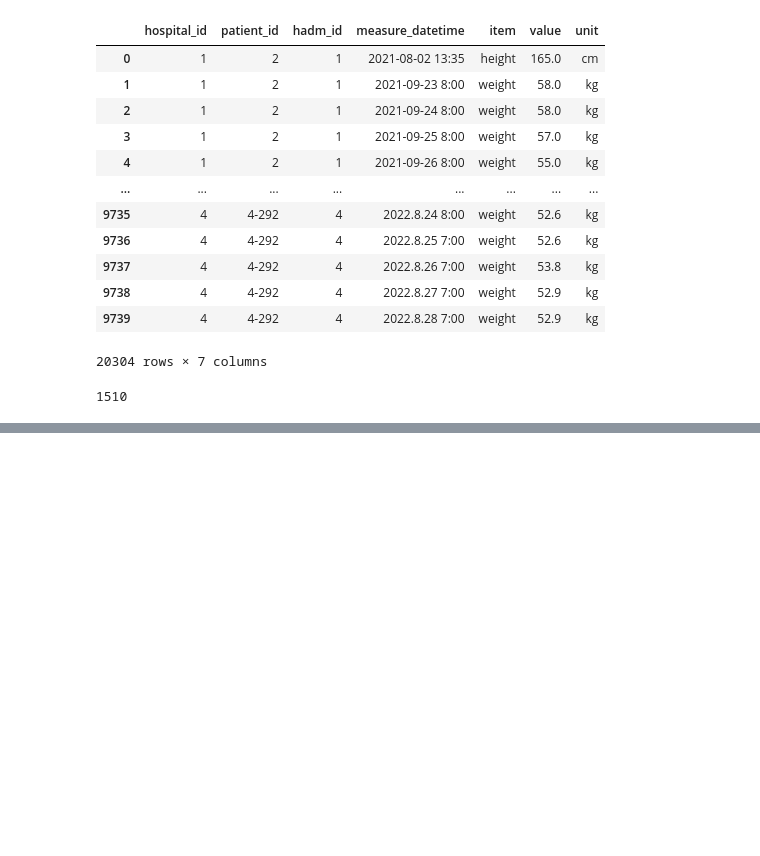
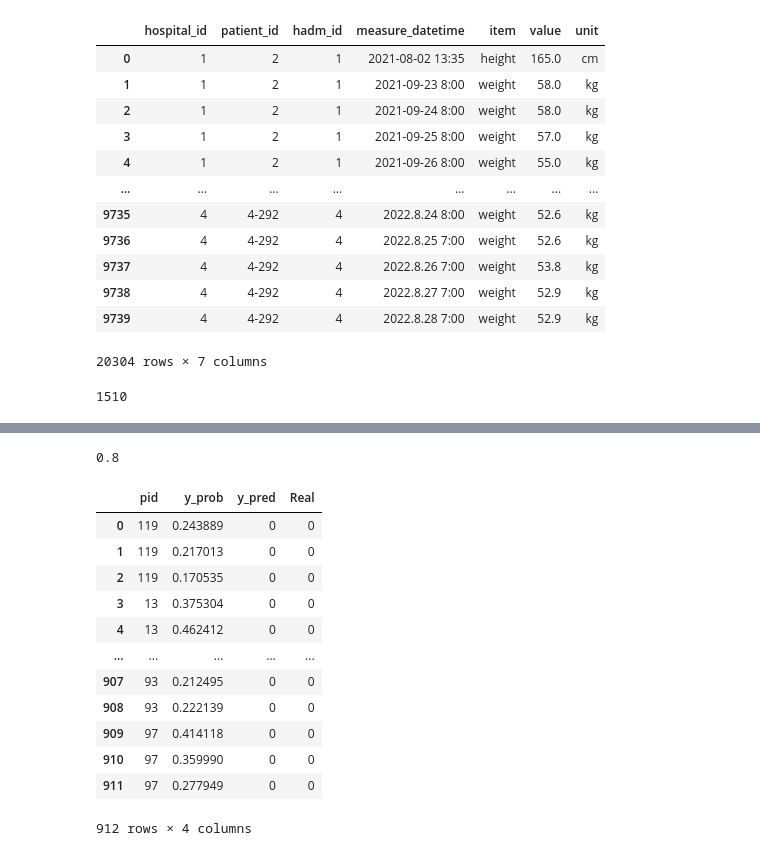
Before and after one commit to skjangbudon/nia_vent_weaning, a Jupyter notebook: notebook/data_preprocess_final.ipynb, the cells around one changed output, grey strips where cells are left out. Cells and saved outputs as stored; diff of their text form; code cells hidden in the pictures; blank space fills up the shorter version.

```diff
--- a/notebook/data_preprocess_final.ipynb
+++ b/notebook/data_preprocess_final.ipynb
@@ -1586,0 +1726,44 @@ len(set(check_df['patient_id']))
+# %%
+# check final
+
+import joblib
+import pandas as pd, numpy as np
+from sklearn.metrics import confusion_matrix, roc_auc_score
+
+model_path = '/VOLUME/nia_vent_weaning/model/RF_93.pkl'
+testset = pd.read_csv('/VOLUME/nia_vent_weaning/output/input/testset_93.csv')
+test_x = testset.drop(['pid', 'label'], axis=1)
+test_y = list(testset['label'])
+
+clf = joblib.load(model_path)
+
+y_prob = clf.predict_proba(test_x)[:,1]
+pred_positive_label = y_prob
+y_pred = np.where(y_prob > 0.5, 1, 0)
+
+roc_score = roc_auc_score(test_y, pred_positive_label, average='micro')
+print(round(roc_score,2))
+
+# pred_result = evaluation(y_prob, test_y, cut_off=0.5)
+# %% [output]
+0.8
+# %%
+testset['y_prob'] = y_prob
+testset['y_pred'] = y_pred
+testset['Real'] = test_y
+result_df = testset[['pid', 'y_prob', 'y_pred', 'Real']]
+result_df
+# %% [output]
+|  | pid | y_prob | y_pred | Real |
+| 0 | 119 | 0.243889 | 0 | 0 |
+| 1 | 119 | 0.217013 | 0 | 0 |
+| 2 | 119 | 0.170535 | 0 | 0 |
+| 3 | 13 | 0.375304 | 0 | 0 |
+| 4 | 13 | 0.462412 | 0 | 0 |
+| ... | ... | ... | ... | ... |
+| 907 | 93 | 0.212495 | 0 | 0 |
+| 908 | 93 | 0.222139 | 0 | 0 |
+| 909 | 97 | 0.414118 | 0 | 0 |
+| 910 | 97 | 0.359990 | 0 | 0 |
+| 911 | 97 | 0.277949 | 0 | 0 |
+912 rows × 4 columns
```
Also changed, not shown: parts of 11 cells of this notebook, 37 other files.
